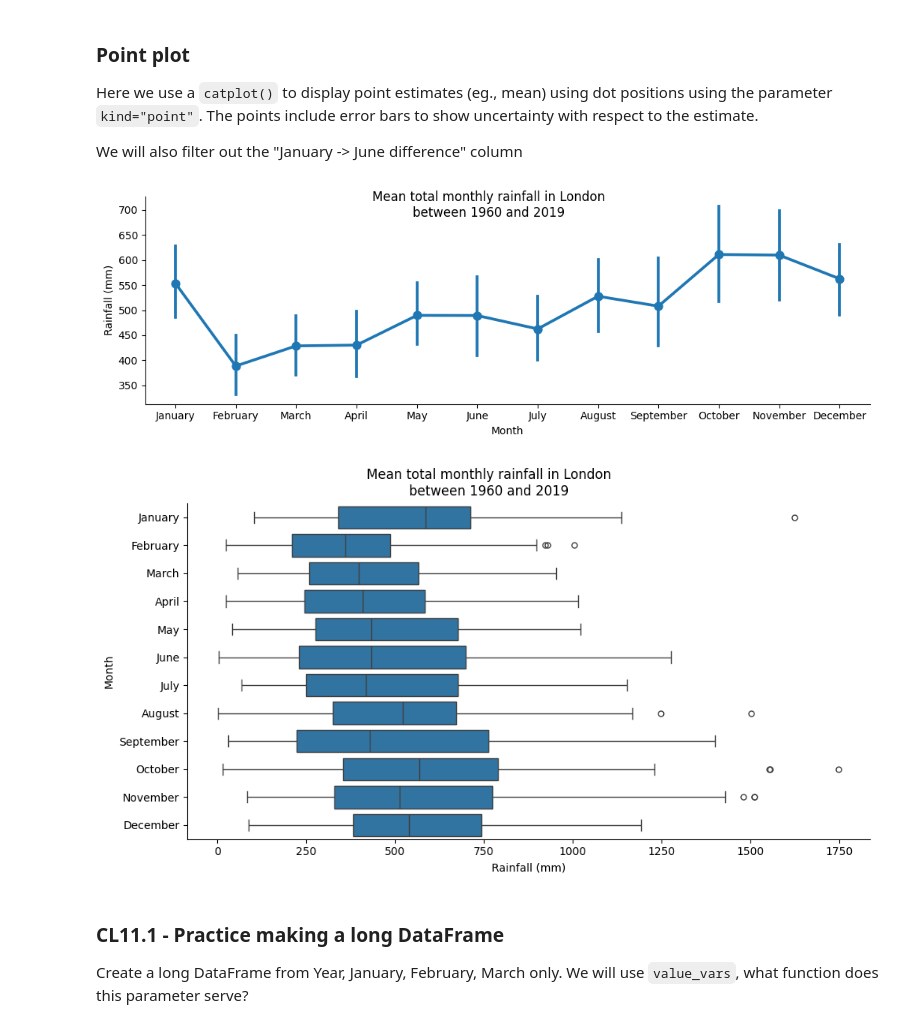
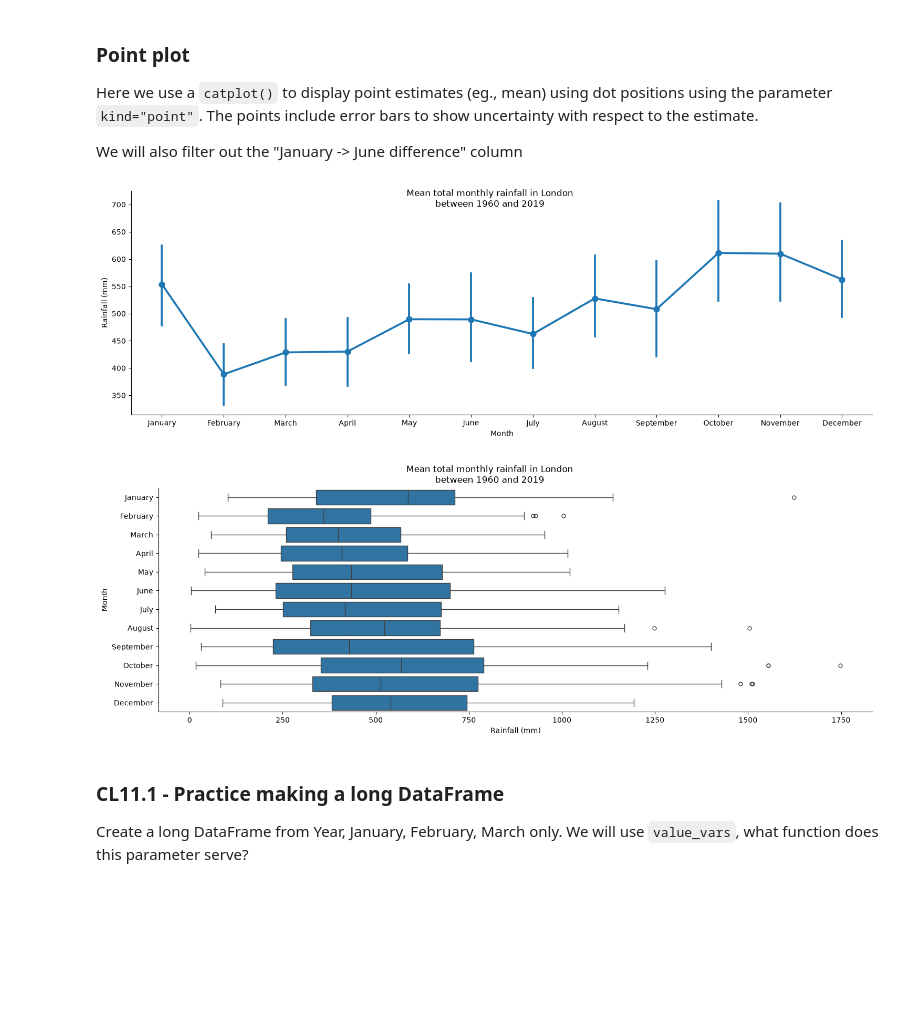
Before and after one commit to satam2/CS133-Data-Vis, a Jupyter notebook: Module04_group-bin/M04_Colab11_reshaping_wide_long.ipynb, the cells around one changed output. Cells and saved outputs as stored; diff of their text form; code cells hidden in the pictures; blank space fills up the shorter version.

```diff
--- a/Module04_group-bin/M04_Colab11_reshaping_wide_long.ipynb
+++ b/Module04_group-bin/M04_Colab11_reshaping_wide_long.ipynb
@@ -48,9 +48,9 @@ Reshape data from wide (summary) to long (tidy) form using `melt`. This function
 The Dataframe has two identifier columns that function as the variable and value. You can specify the name to use as the variable column using `var_name`. `value_name` is used to name the value column and cannot be an exisiting column label.
 # %%
 tidy_rain = london_rain.melt(
-    id_vars=
-    var_name=
-    value_name=
+    id_vars=['Year'], #column to keep
+    var_name= 'Month', #header
+    value_name= 'Rainfall (mm)' #value for var_name col
 )
 tidy_rain
 # %% [output]
@@ -89,28 +89,31 @@ We will also filter out the "January -> June difference" column
 # %%
 ### Plot point plot of monthly rainfall
 g = sns.catplot(
-    data=tidy_rain,
+    data=tidy_rain[tidy_rain['Month'] != "January -> June difference"],
     x="Month",
     y="Rainfall (mm)",
-
+    kind='point',
+    aspect = 3
 )
 
 g.fig.suptitle('''Mean total monthly rainfall in London
 between 1960 and 2019''');
 # %% [output]
-[figure, old version]
+[figure, new version]
 # %%
 ### Another option to plot is to use kind="box"
 g = sns.catplot(
     data = tidy_rain[tidy_rain["Month"] != "January -> June difference"],
     y="Month",
     x="Rainfall (mm)",
+    kind= 'box',
+    aspect = 3
 
 )
 g.fig.suptitle('''Mean total monthly rainfall in London
 between 1960 and 2019''', y=1.06);
 # %% [output]
-[figure, old version]
+[figure, new version]
 # %% [markdown]
 ### CL11.1 - Practice making a long DataFrame
 Create a long DataFrame from Year, January, February, March only. We will use `value_vars`, what function does this parameter serve?
```
Also changed, not shown: parts of 12 cells of this notebook.
